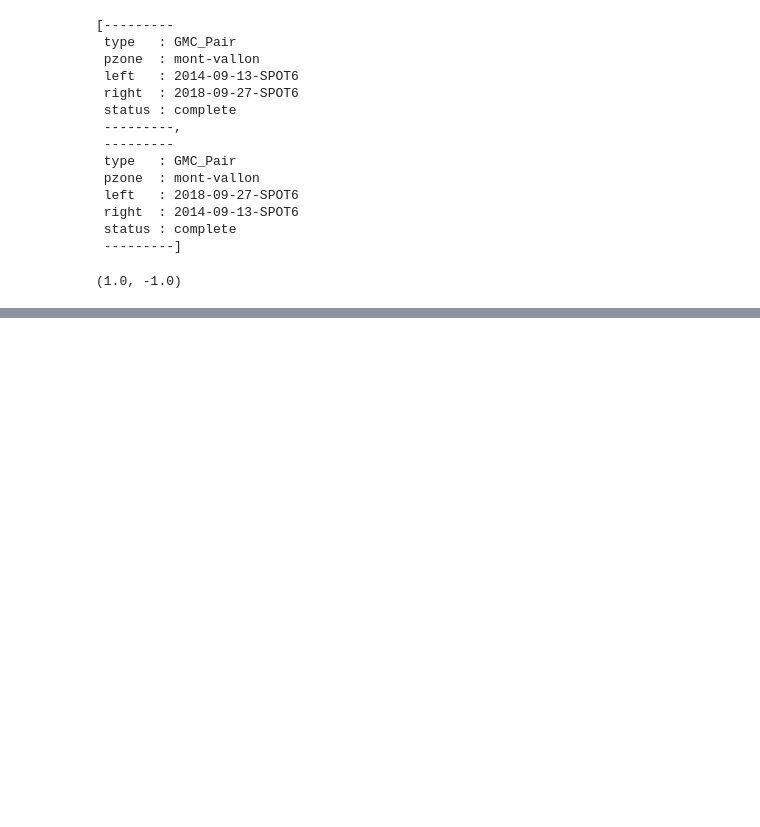
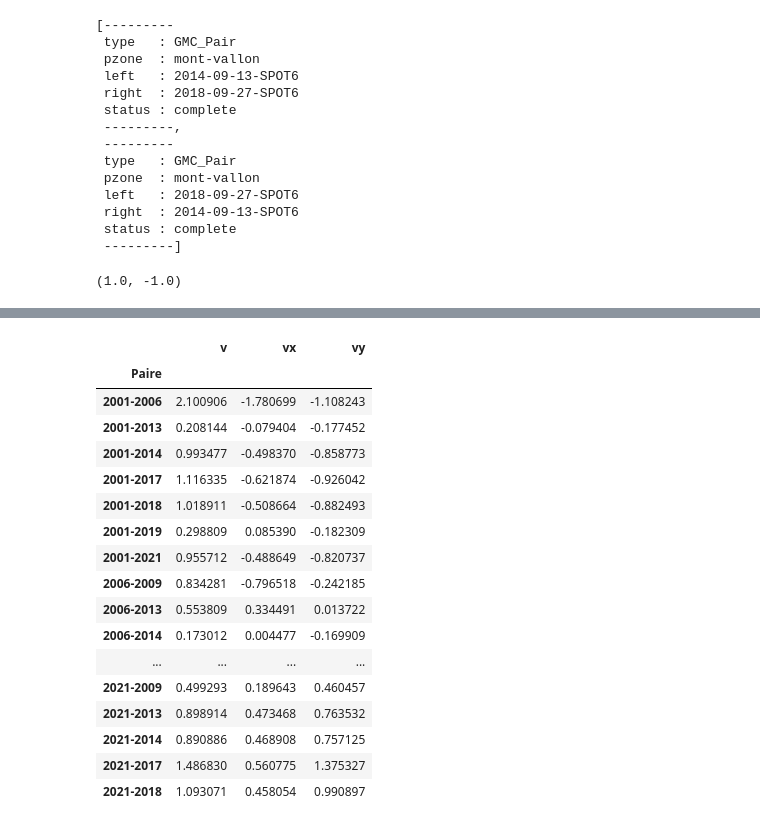
Before and after one commit to rgdyn-toolbox/GeoMultiCorr, a Jupyter notebook: src/manips_ronan.ipynb, the cells around one changed output, grey strips where cells are left out. Cells and saved outputs as stored; diff of their text form; code cells hidden in the pictures; blank space fills up the shorter version.

```diff
--- a/src/manips_ronan.ipynb
+++ b/src/manips_ronan.ipynb
@@ -206,19 +141,0 @@ AttributeError: 'GMC_Project' object has no attribute 'get_pairs_on_period_overv
-# %%
-chemin_raster = '/home/gaiani/Documents/STAGE/mont-vallon/raster_data/mont-vallon/displacements/mont-vallon_2019-08-23-AERIAL_2014-09-13-SPOT6/mont-vallon_2019-08-23-AERIAL_2014-09-13-SPOT6_v.tif'
-chemin_shapefile = '/home/gaiani/Documents/STAGE/mont-vallon/stable_polygone_ok.shp'
-interet = rt.pre_process(chemin_raster, geoim=True, geoExtent=chemin_shapefile, featureNum  = 0 )
-interet.show()
-
-interet_masque1 = interet.copy()
-interet_masque1.maskFromVector(chemin_shapefile)
-interet_masque1.show()
-
-import numpy as np
-good_pixel_map = rt.pre_process('/home/gaiani/Documents/STAGE/mont-vallon/raster_data/mont-vallon/displacements/mont-vallon_2019-08-23-AERIAL_2014-09-13-SPOT6/asp_outputs/mont-vallon_2019-08-23-AERIAL_2014-09-13-SPOT6_run-F.tif', geoim=True, geoExtent=chemin_shapefile, featureNum=0).array[2]
-good_pixel_map[good_pixel_map==0] = 999
-good_pixel_map[good_pixel_map==1] = 0
-good_pixel_map[good_pixel_map==999] = 1
-interet_masque2 = interet_masque1.copy()
-interet_masque2.array = np.ma.masked_array(data=interet_masque1.array, mask=good_pixel_map)
-#interet_masque2.show()
-np.ma.masked_array()
@@ -224,0 +308,5 @@ np.ma.masked_array()
+# %%
+tri_paires(etude,2001,2021,0)
+tri_paires(etude,2001,2021,1)
+tri_paires(etude,2001,2021,2)
+# %% [output]
@@ -224,0 +330,18 @@ np.ma.masked_array()
+|  | v | vx | vy |
+| Paire |  |  |  |
+| 2001-2006 | 2.100906 | -1.780699 | -1.108243 |
+| 2001-2013 | 0.208144 | -0.079404 | -0.177452 |
+| 2001-2014 | 0.993477 | -0.498370 | -0.858773 |
+| 2001-2017 | 1.116335 | -0.621874 | -0.926042 |
+| 2001-2018 | 1.018911 | -0.508664 | -0.882493 |
+| 2001-2019 | 0.298809 | 0.085390 | -0.182309 |
+| 2001-2021 | 0.955712 | -0.488649 | -0.820737 |
+| 2006-2009 | 0.834281 | -0.796518 | -0.242185 |
+| 2006-2013 | 0.553809 | 0.334491 | 0.013722 |
+| 2006-2014 | 0.173012 | 0.004477 | -0.169909 |
+| ... | ... | ... | ... |
+| 2021-2009 | 0.499293 | 0.189643 | 0.460457 |
+| 2021-2013 | 0.898914 | 0.473468 | 0.763532 |
+| 2021-2014 | 0.890886 | 0.468908 | 0.757125 |
+| 2021-2017 | 1.486830 | 0.560775 | 1.375327 |
+| 2021-2018 | 1.093071 | 0.458054 | 0.990897 |
```
Also changed, not shown: parts of 14 cells of this notebook, 5 other files.
